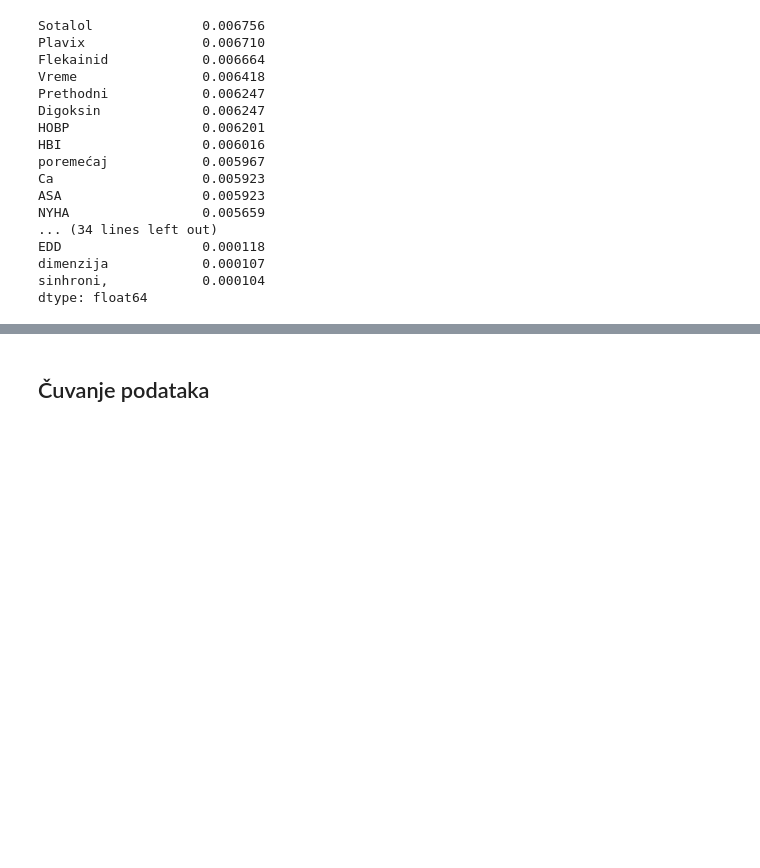
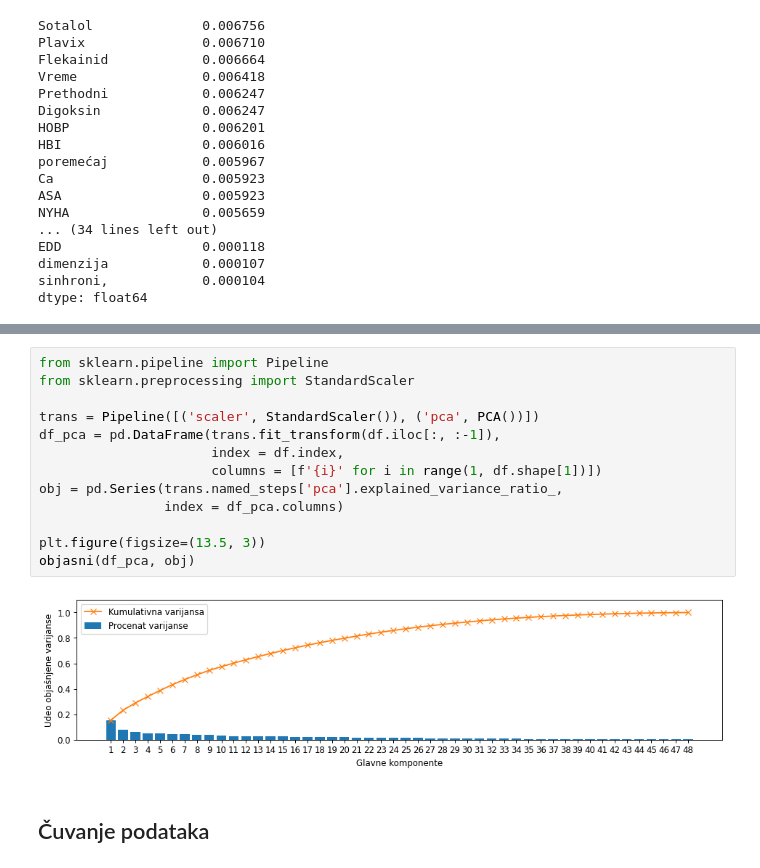
Before and after one commit to matfija/Elektrokonverzija, a Jupyter notebook: elektropriprema.ipynb, the cells around one changed output, grey strips where cells are left out. Cells and saved outputs as stored; diff of their text form; blank space fills up the shorter version.

```diff
--- a/elektropriprema.ipynb
+++ b/elektropriprema.ipynb
@@ -555,3 +700,18 @@ dtype: float64
+# %%
+from sklearn.pipeline import Pipeline
+from sklearn.preprocessing import StandardScaler
+
+trans = Pipeline([('scaler', StandardScaler()), ('pca', PCA())])
+df_pca = pd.DataFrame(trans.fit_transform(df.iloc[:, :-1]),
+                      index = df.index,
+                      columns = [f'{i}' for i in range(1, df.shape[1])])
+obj = pd.Series(trans.named_steps['pca'].explained_variance_ratio_,
+                index = df_pca.columns)
+
+plt.figure(figsize=(13.5, 3))
+objasni(df_pca, obj)
+# %% [output]
+[figure, added]
 # %% [markdown]
 ## Čuvanje podataka
 # %% [markdown]
```
Also changed, not shown: parts of 20 cells of this notebook.
